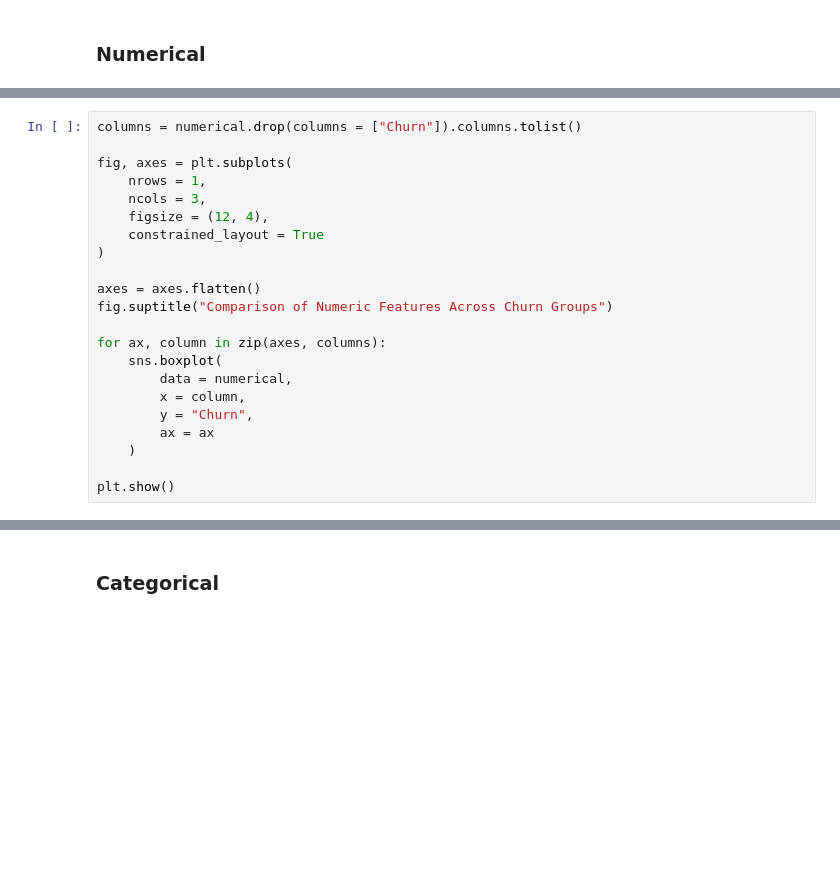
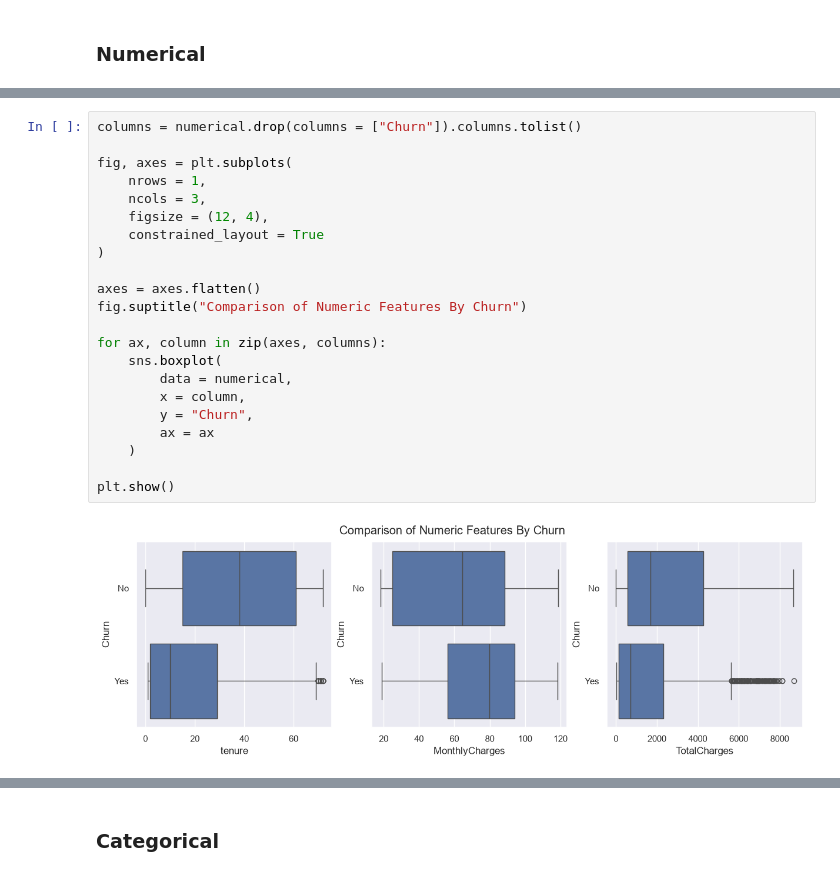
Before and after one commit to H-Konrad/telco-customer-churn, a Jupyter notebook: notebooks/cleaning_and_eda_01.ipynb, the cells around one changed output, grey strips where cells are left out. Saved outputs shown, nothing was run; the diff lists cells and outputs as text; blank space fills up the shorter version.

```diff
--- a/notebooks/cleaning_and_eda_01.ipynb
+++ b/notebooks/cleaning_and_eda_01.ipynb
@@ -83,22 +141,24 @@ plt.show()
 # %%
 columns = numerical.drop(columns = ["Churn"]).columns.tolist()
 
 fig, axes = plt.subplots(
     nrows = 1,
     ncols = 3,
     figsize = (12, 4),
     constrained_layout = True
 )
 
 axes = axes.flatten()
-fig.suptitle("Comparison of Numeric Features Across Churn Groups")
+fig.suptitle("Comparison of Numeric Features By Churn")
 
 for ax, column in zip(axes, columns):
     sns.boxplot(
         data = numerical,
         x = column,
         y = "Churn",
         ax = ax
     )
 
 plt.show()
+# %% [output]
+[figure, added]
```
Also changed, not shown: parts of 20 cells of this notebook.
